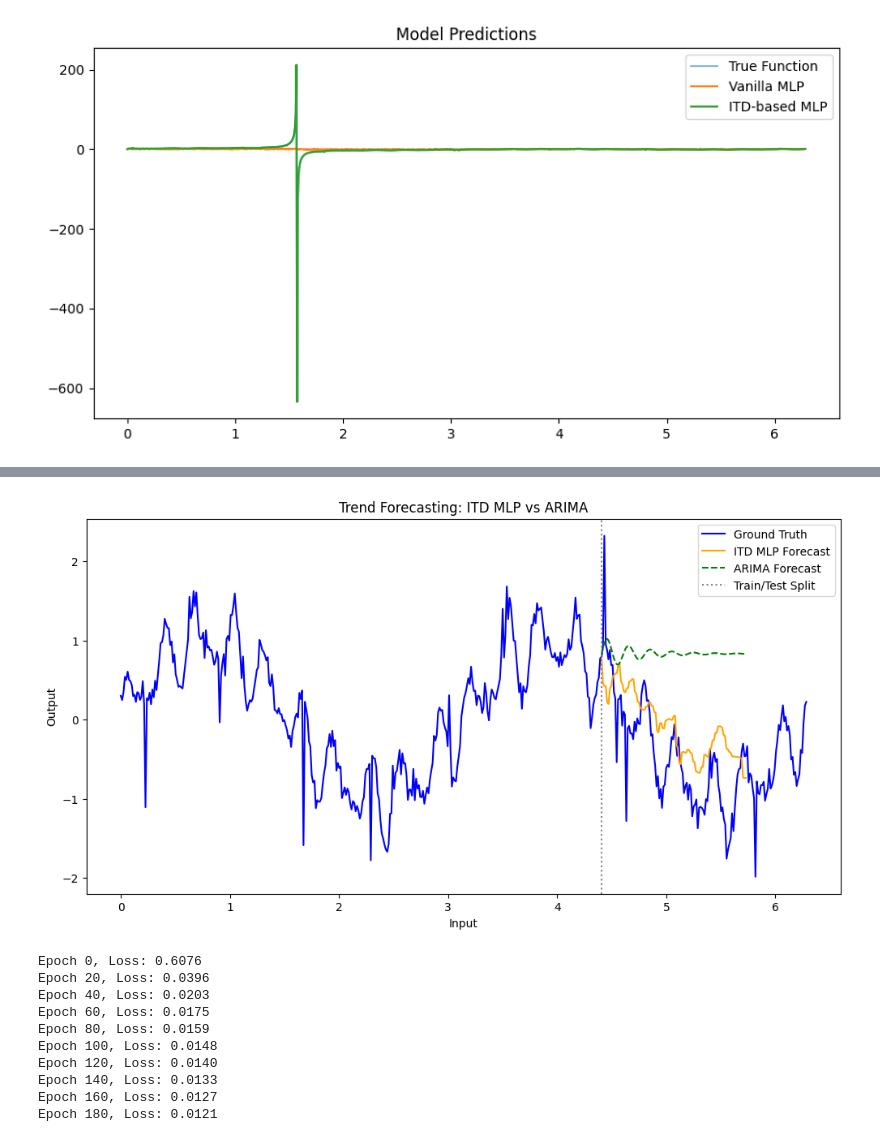
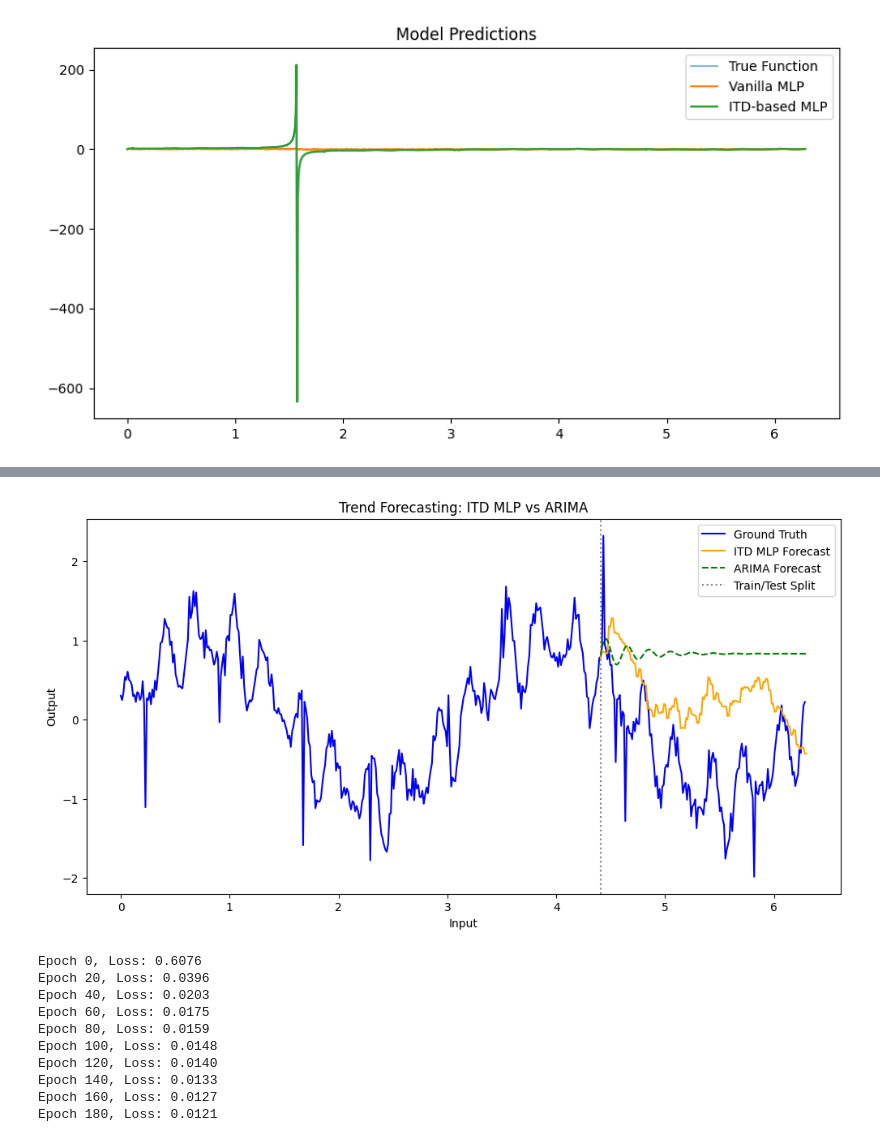
Before and after one commit to falseywinchnet/PyITD, a Jupyter notebook: ITD_Based_MLP_KAN_hybrid.ipynb, the cells around one changed output, grey strips where cells are left out. Saved outputs shown, nothing was run; the diff lists cells and outputs as text; code cells hidden in the pictures.

```diff
--- a/ITD_Based_MLP_KAN_hybrid.ipynb
+++ b/ITD_Based_MLP_KAN_hybrid.ipynb
@@ -371,7 +371,7 @@ def arima_forecast(y_train_np, forecast_steps, order=(3, 1, 2)):
 # -----------------------------
 # Demo: Trend Forecasting Comparison
 # -----------------------------
-total_samples = X_train_forecast.shape[1]
+total_samples = y.shape[0]
 
 # Parameters
 forecast_steps = int(total_samples * 0.3)   # Number of future points to predict
@@ -380,7 +380,6 @@ forecast_steps = int(total_samples * 0.3)   # Number of future points to predict
 # Data Preparation
 # -----------------------------
 # Use existing data
-total_samples = y.shape[0]
 train_samples = int(total_samples * 0.7)  # 70% training
 
 # Training data
@@ -446,9 +445,9 @@ Epoch 100, Loss: 0.0000
 Epoch 120, Loss: 0.0000
 Epoch 140, Loss: 0.0000
 Epoch 160, Loss: 0.0000
 Epoch 180, Loss: 0.0000
 Epoch 200, Loss: 0.0000
-[figure, old version]
+[figure, new version]
 # %%
 class CharRNNCell(nn.Module):
     def __init__(self, input_size, hidden_size):
```
Also changed, not shown: parts of 1 cell of this notebook.
